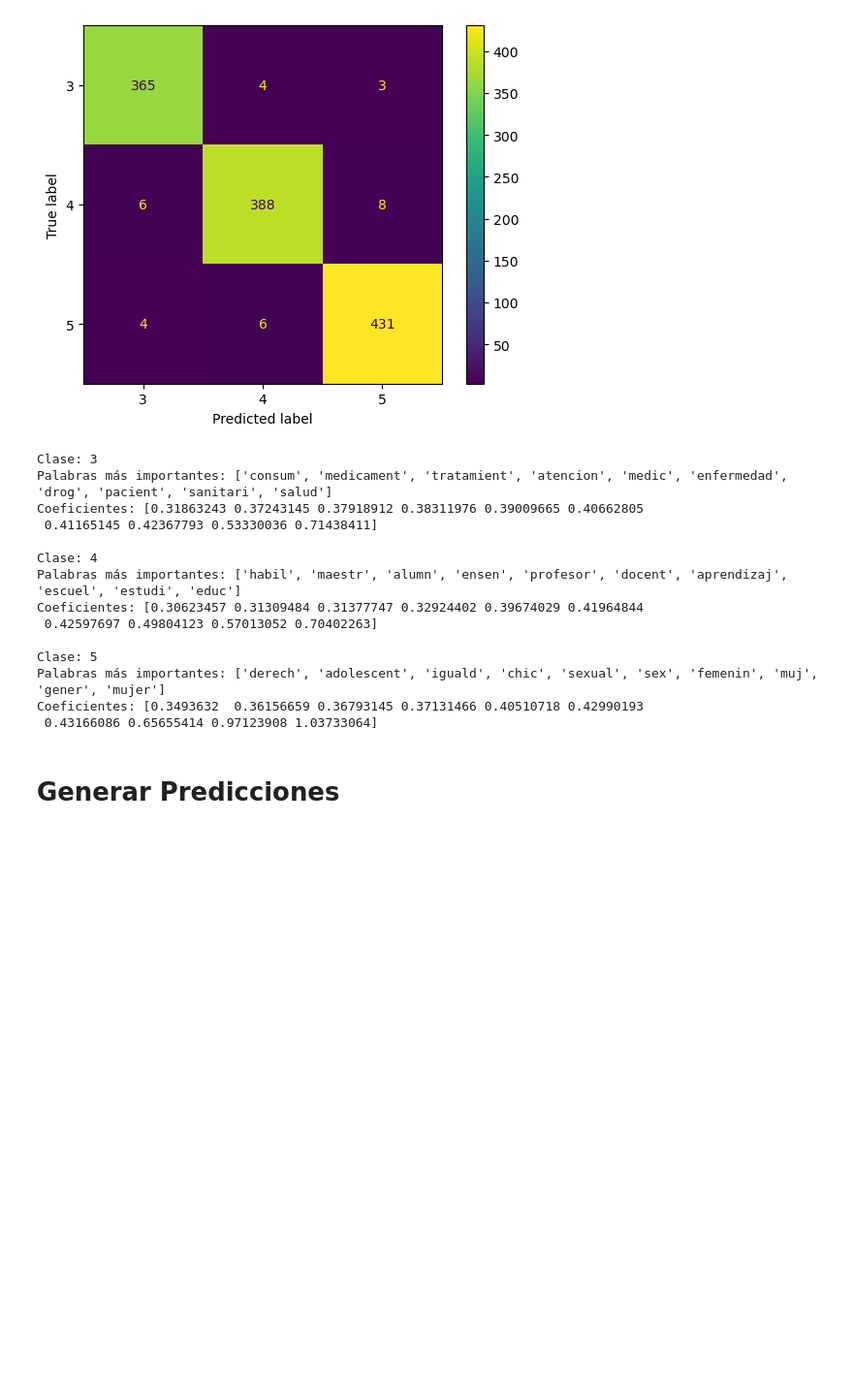
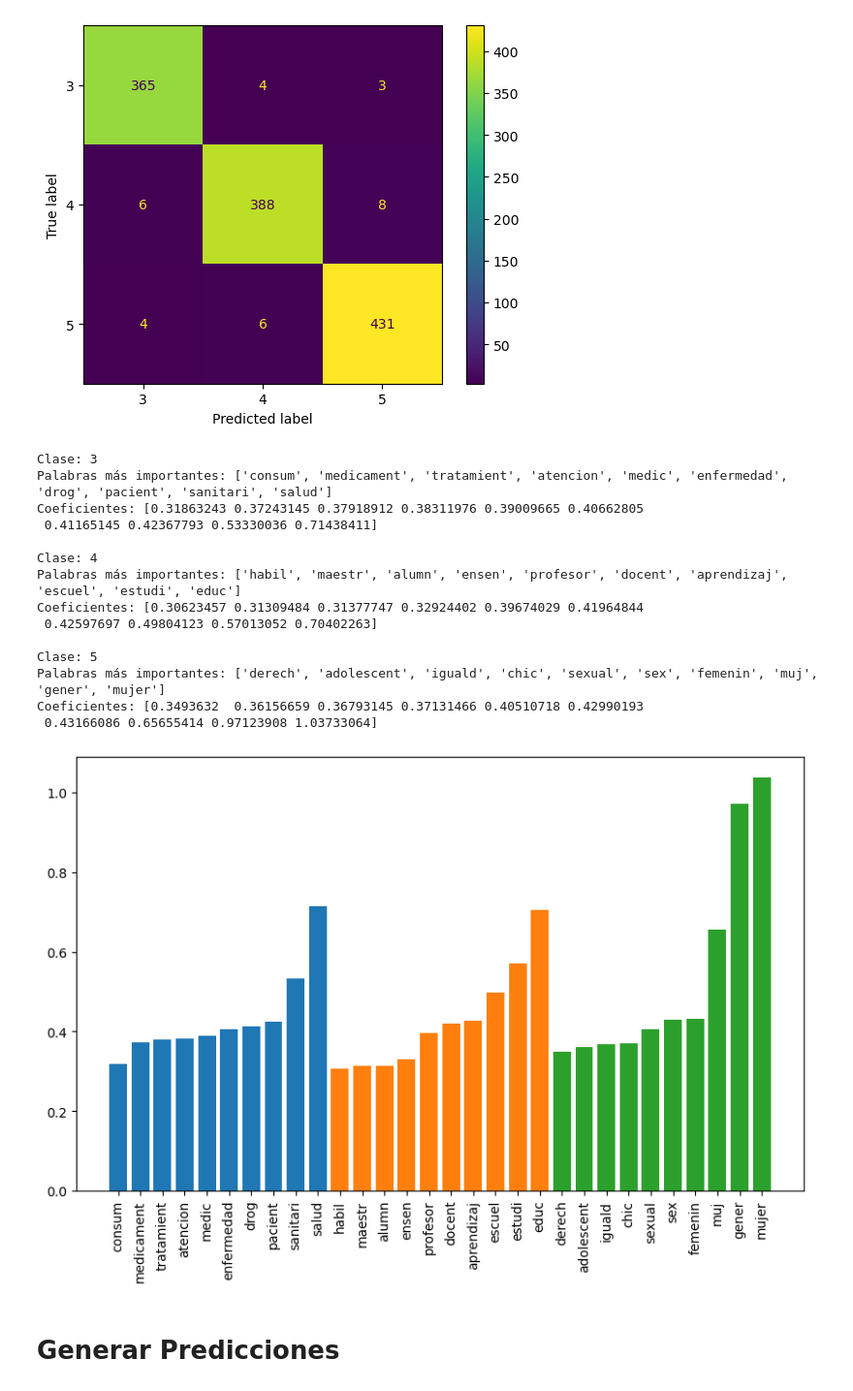
Before and after one commit to BI-202420-patacon/Proyecto-1, a Jupyter notebook: SMV.ipynb, the cells around one changed output. Shown at 97% size. Drawn from its saved outputs; the diff is of its cells as text; code cells hidden in the pictures; blank space fills up the shorter version.

```diff
--- a/SMV.ipynb
+++ b/SMV.ipynb
@@ -361,33 +361,41 @@ n_classifiers = coef.shape[0]
 
 for i in range(n_classifiers):
     class_pair = classes[i]
 
     word_importance[class_pair[0]] += coef[i]
     word_importance[class_pair[1]] += -coef[i]
 
+
+fg, ax = plt.subplots(figsize=(10,6))
+plt.xticks(rotation=90)
+
+
 for class_label, importance in word_importance.items():
     top_indices = np.argsort(importance)[-10:]
     top_words = [feature_names[index] for index in top_indices]
 
     print(f"Clase: {class_label}")
     print("Palabras más importantes:", top_words)
     print("Coeficientes:", importance[top_indices])
     print()
+
+    ax.bar(top_words, importance[top_indices])
 # %% [output]
 Clase: 3
 Palabras más importantes: ['consum', 'medicament', 'tratamient', 'atencion', 'medic', 'enfermedad', 'drog', 'pacient', 'sanitari', 'salud']
 Coeficientes: [0.31863243 0.37243145 0.37918912 0.38311976 0.39009665 0.40662805
  0.41165145 0.42367793 0.53330036 0.71438411]
 
 Clase: 4
 Palabras más importantes: ['habil', 'maestr', 'alumn', 'ensen', 'profesor', 'docent', 'aprendizaj', 'escuel', 'estudi', 'educ']
 Coeficientes: [0.30623457 0.31309484 0.31377747 0.32924402 0.39674029 0.41964844
  0.42597697 0.49804123 0.57013052 0.70402263]
 
 Clase: 5
 Palabras más importantes: ['derech', 'adolescent', 'iguald', 'chic', 'sexual', 'sex', 'femenin', 'muj', 'gener', 'mujer']
 Coeficientes: [0.3493632  0.36156659 0.36793145 0.37131466 0.40510718 0.42990193
  0.43166086 0.65655414 0.97123908 1.03733064]
+[figure, added]
 # %% [markdown]
 # Generar Predicciones
 # %% [markdown]
```
Also changed, not shown: 4 other files.
